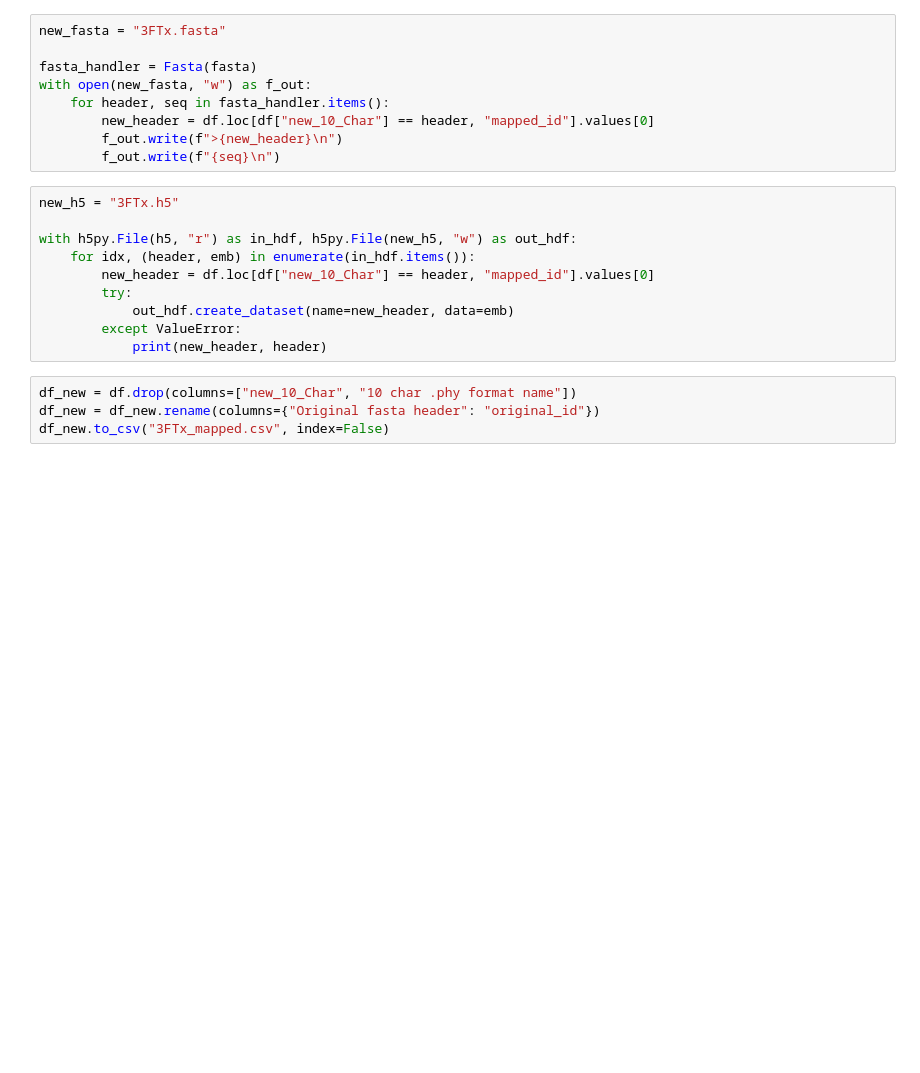
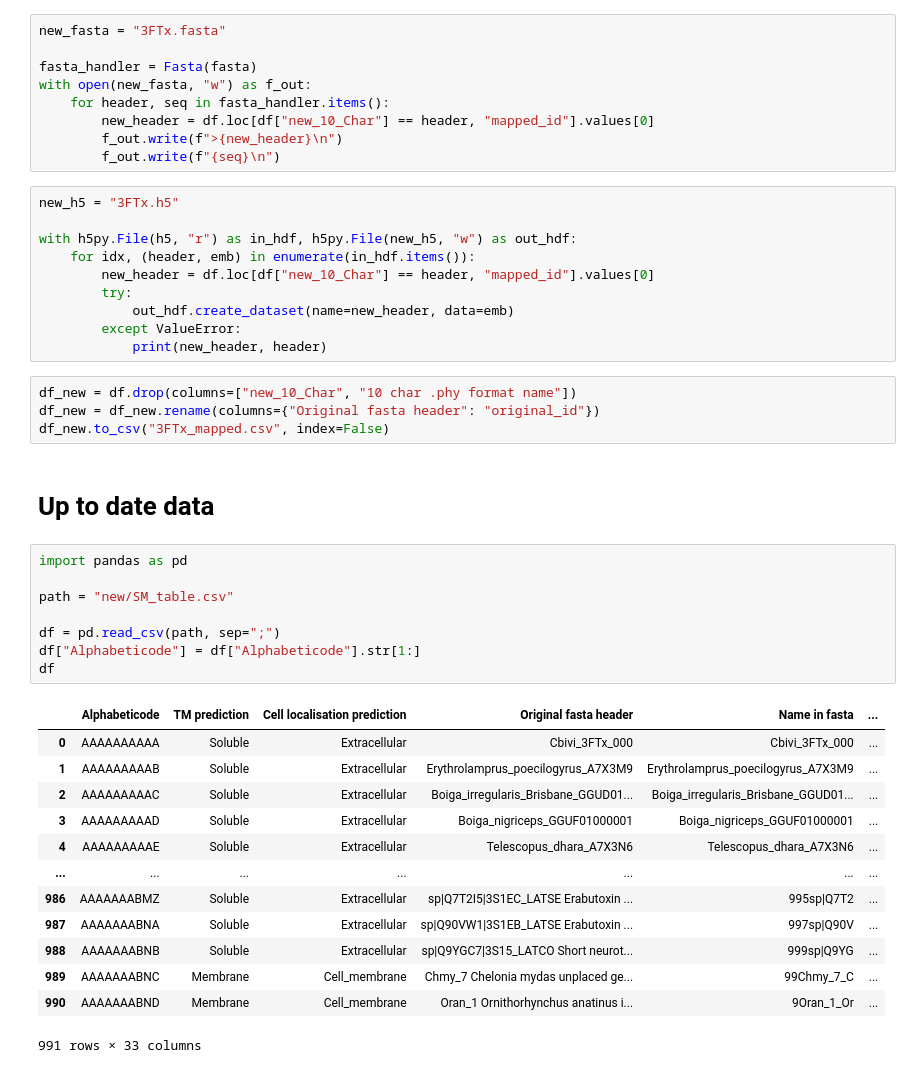
Before and after one commit to Ento0n/ProtSpace, a Jupyter notebook: data/3FTx/3FTx.ipynb, the cells around one changed output. Drawn from its saved outputs; the diff is of its cells as text; blank space fills up the shorter version.

```diff
--- a/data/3FTx/3FTx.ipynb
+++ b/data/3FTx/3FTx.ipynb
@@ -58,3 +58,27 @@ with h5py.File(h5, "r") as in_hdf, h5py.File(new_h5, "w") as out_hdf:
 df_new = df.drop(columns=["new_10_Char", "10 char .phy format name"])
 df_new = df_new.rename(columns={"Original fasta header": "original_id"})
 df_new.to_csv("3FTx_mapped.csv", index=False)
+# %% [markdown]
+# Up to date data
+# %%
+import pandas as pd
+
+path = "new/SM_table.csv"
+
+df = pd.read_csv(path, sep=";")
+df["Alphabeticode"] = df["Alphabeticode"].str[1:]
+df
+# %% [output]
+|  | Alphabeticode | TM prediction | Cell localisation prediction | Original fasta header | Name in fasta | ... |
+| 0 | AAAAAAAAAA | Soluble | Extracellular | Cbivi_3FTx_000 | Cbivi_3FTx_000 | ... |
+| 1 | AAAAAAAAAB | Soluble | Extracellular | Erythrolamprus_poecilogyrus_A7X3M9 | Erythrolamprus_poecilogyrus_A7X3M9 | ... |
+| 2 | AAAAAAAAAC | Soluble | Extracellular | Boiga_irregularis_Brisbane_GGUD01... | Boiga_irregularis_Brisbane_GGUD01... | ... |
+| 3 | AAAAAAAAAD | Soluble | Extracellular | Boiga_nigriceps_GGUF01000001 | Boiga_nigriceps_GGUF01000001 | ... |
+| 4 | AAAAAAAAAE | Soluble | Extracellular | Telescopus_dhara_A7X3N6 | Telescopus_dhara_A7X3N6 | ... |
+| ... | ... | ... | ... | ... | ... | ... |
+| 986 | AAAAAAABMZ | Soluble | Extracellular | sp|Q7T2I5|3S1EC_LATSE Erabutoxin ... | 995sp|Q7T2 | ... |
+| 987 | AAAAAAABNA | Soluble | Extracellular | sp|Q90VW1|3S1EB_LATSE Erabutoxin ... | 997sp|Q90V | ... |
+| 988 | AAAAAAABNB | Soluble | Extracellular | sp|Q9YGC7|3S15_LATCO Short neurot... | 999sp|Q9YG | ... |
+| 989 | AAAAAAABNC | Membrane | Cell_membrane | Chmy_7 Chelonia mydas unplaced ge... | 99Chmy_7_C | ... |
+| 990 | AAAAAAABND | Membrane | Cell_membrane | Oran_1 Ornithorhynchus anatinus i... | 9Oran_1_Or | ... |
+991 rows × 33 columns
```
Also changed, not shown: parts of 1 cell of this notebook, 4 other files.
